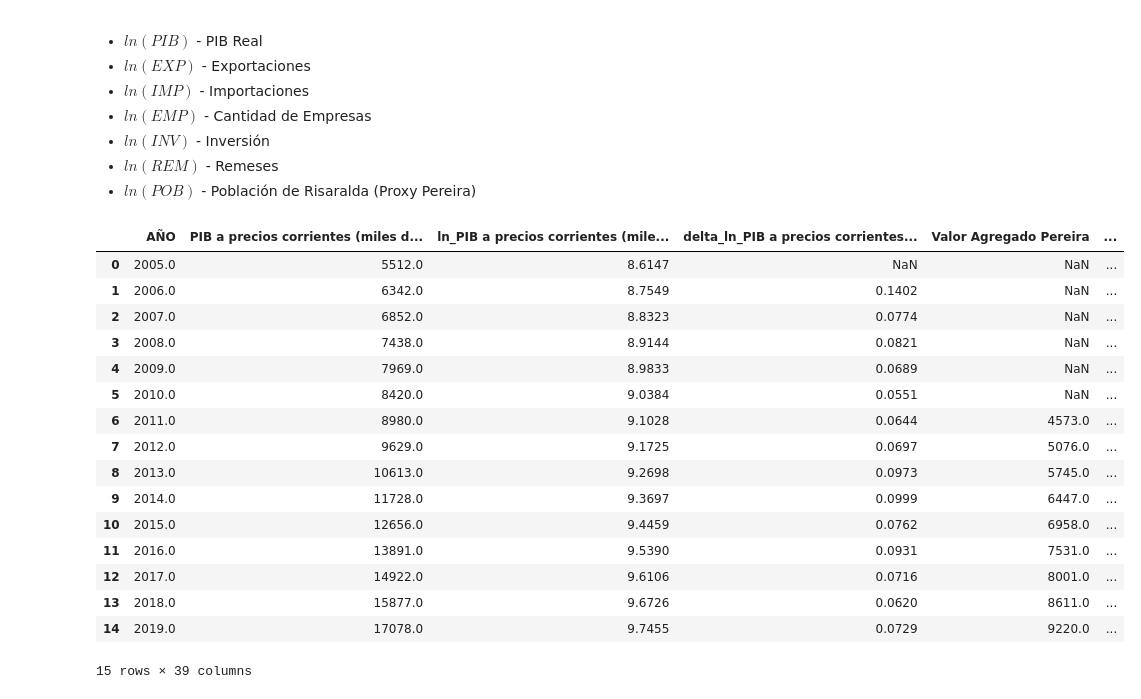
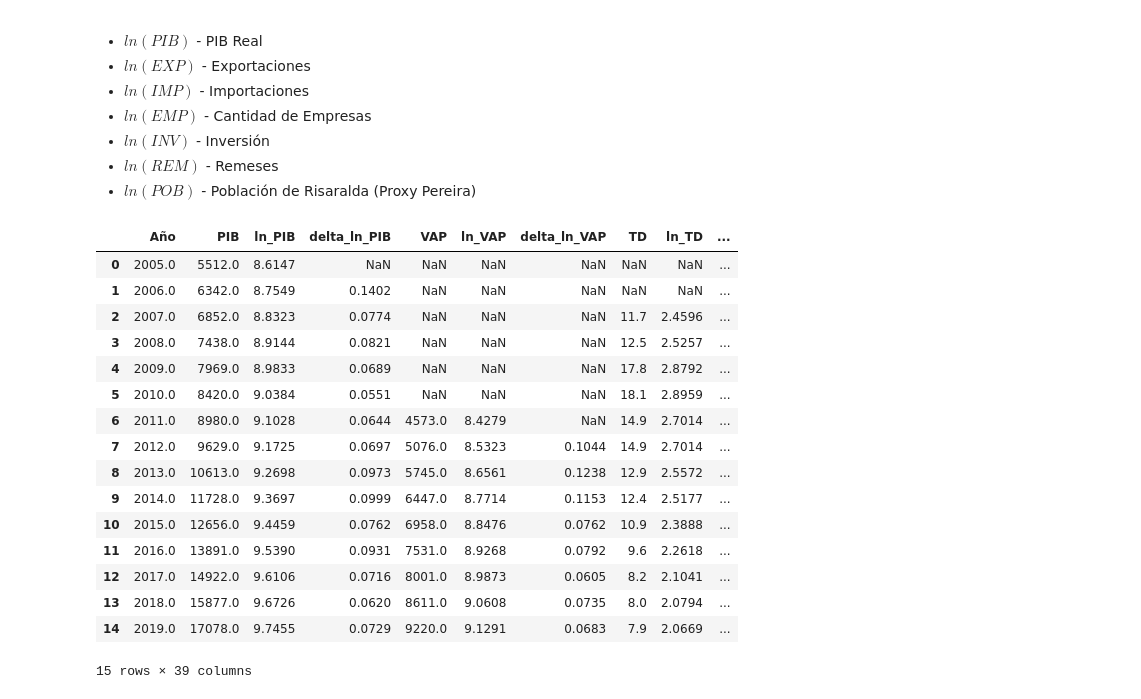
Before and after one commit to PabloGoProg/zele-econometric-models, a Jupyter notebook: notebooks/01_eda.ipynb, the cells around one changed output. Drawn from its saved outputs; the diff is of its cells as text; code cells hidden in the pictures.

```diff
--- a/notebooks/01_eda.ipynb
+++ b/notebooks/01_eda.ipynb
@@ -34,6 +34,26 @@ data.head(15)
 # %%
+# Rename Columns
+data.rename(columns={
+    'PIB a precios corrientes (miles de millones de pesos)': 'PIB',
+    'Valor Agregado Pereira': 'VAP',
+    'Tasa de Desocupación (TD) Risaralda': 'TD',
+    'Tasa de Desocupación (TD) Pereira ]A.M.': 'TD A.M.',
+    'Exportaciones (dólares FOB)': 'EXP',
+    'Importaciones (dólares CIF)': 'IMP',
+    'Remesas (millones de dólares)': 'REM',
+    'Total empresas Risaralda': 'EMP',
+    'Inversión Neta en Sociedades jurisdicción CCP (millones de pesos)': 'INV',
+    'Población Risaralda': 'POB Risaralda',
+    'Población Pereira': 'POB Pereira',
+    'Incidencia de Pobreza Multidimensional Risaralda': "IPM",
+    'IDC Valor normalizado': "IDC",
+    'AÑO': 'Año'
+}, inplace=True)
+
 desc_vars, control_vars = data.columns.tolist()[:12], data.columns.tolist()[12:]
 
 print(f"Variables Descriptivas: {desc_vars}")
 print(f"Variables de Control: {control_vars}")
+
+data.tail(15)
 # %% [output]
@@ -62,47 +98,53 @@ for col in cols_to_transform:
 
   if ln_col in data.columns:
     data.drop(columns=[ln_col], inplace=True)
 
   original_idx = data.columns.get_loc(col)
 
   data.insert(
     loc=original_idx + 1,
     column=ln_col,
     value=np.log(data[col]).round(4)
   )
 
 # Calculo de Variables Representadas como Tasas de Cambio (Diferencias Logarítmicas)
 for col in cols_to_transform:
   delta_col = f'delta_ln_{col}'
 
   if delta_col in data.columns:
     data.drop(columns=[delta_col], inplace=True)
 
   ln_col_idx = data.columns.get_loc(f'ln_{col}')
 
   data.insert(
     loc=ln_col_idx + 1,
     column=delta_col,
     value=data[f'ln_{col}'].diff().round(4)
   )
 
+data['IPM'] = data['IPM'].apply(
+    lambda x: np.random.uniform(data['IPM'].min(), data['IPM'].max()) if pd.isna(x) else x
+)
+data['IDC'] = data['IDC'].apply(
+    lambda x: np.random.uniform(data['IDC'].min(), data['IDC'].max()) if pd.isna(x) else x
+)
 
 data.head(15)
 # %% [output]
-|  | AÑO | PIB a precios corrientes (miles d... | ln_PIB a precios corrientes (mile... | delta_ln_PIB a precios corrientes... | Valor Agregado Pereira | ... |
-| 0 | 2005.0 | 5512.0 | 8.6147 | NaN | NaN | ... |
-| 1 | 2006.0 | 6342.0 | 8.7549 | 0.1402 | NaN | ... |
-| 2 | 2007.0 | 6852.0 | 8.8323 | 0.0774 | NaN | ... |
-| 3 | 2008.0 | 7438.0 | 8.9144 | 0.0821 | NaN | ... |
-| 4 | 2009.0 | 7969.0 | 8.9833 | 0.0689 | NaN | ... |
-| 5 | 2010.0 | 8420.0 | 9.0384 | 0.0551 | NaN | ... |
-| 6 | 2011.0 | 8980.0 | 9.1028 | 0.0644 | 4573.0 | ... |
-| 7 | 2012.0 | 9629.0 | 9.1725 | 0.0697 | 5076.0 | ... |
-| 8 | 2013.0 | 10613.0 | 9.2698 | 0.0973 | 5745.0 | ... |
-| 9 | 2014.0 | 11728.0 | 9.3697 | 0.0999 | 6447.0 | ... |
-| 10 | 2015.0 | 12656.0 | 9.4459 | 0.0762 | 6958.0 | ... |
-| 11 | 2016.0 | 13891.0 | 9.5390 | 0.0931 | 7531.0 | ... |
-| 12 | 2017.0 | 14922.0 | 9.6106 | 0.0716 | 8001.0 | ... |
-| 13 | 2018.0 | 15877.0 | 9.6726 | 0.0620 | 8611.0 | ... |
-| 14 | 2019.0 | 17078.0 | 9.7455 | 0.0729 | 9220.0 | ... |
+|  | Año | PIB | ln_PIB | delta_ln_PIB | VAP | ln_VAP | delta_ln_VAP | TD | ln_TD | ... |
+| 0 | 2005.0 | 5512.0 | 8.6147 | NaN | NaN | NaN | NaN | NaN | NaN | ... |
+| 1 | 2006.0 | 6342.0 | 8.7549 | 0.1402 | NaN | NaN | NaN | NaN | NaN | ... |
+| 2 | 2007.0 | 6852.0 | 8.8323 | 0.0774 | NaN | NaN | NaN | 11.7 | 2.4596 | ... |
+| 3 | 2008.0 | 7438.0 | 8.9144 | 0.0821 | NaN | NaN | NaN | 12.5 | 2.5257 | ... |
+| 4 | 2009.0 | 7969.0 | 8.9833 | 0.0689 | NaN | NaN | NaN | 17.8 | 2.8792 | ... |
+| 5 | 2010.0 | 8420.0 | 9.0384 | 0.0551 | NaN | NaN | NaN | 18.1 | 2.8959 | ... |
+| 6 | 2011.0 | 8980.0 | 9.1028 | 0.0644 | 4573.0 | 8.4279 | NaN | 14.9 | 2.7014 | ... |
+| 7 | 2012.0 | 9629.0 | 9.1725 | 0.0697 | 5076.0 | 8.5323 | 0.1044 | 14.9 | 2.7014 | ... |
+| 8 | 2013.0 | 10613.0 | 9.2698 | 0.0973 | 5745.0 | 8.6561 | 0.1238 | 12.9 | 2.5572 | ... |
+| 9 | 2014.0 | 11728.0 | 9.3697 | 0.0999 | 6447.0 | 8.7714 | 0.1153 | 12.4 | 2.5177 | ... |
+| 10 | 2015.0 | 12656.0 | 9.4459 | 0.0762 | 6958.0 | 8.8476 | 0.0762 | 10.9 | 2.3888 | ... |
+| 11 | 2016.0 | 13891.0 | 9.5390 | 0.0931 | 7531.0 | 8.9268 | 0.0792 | 9.6 | 2.2618 | ... |
+| 12 | 2017.0 | 14922.0 | 9.6106 | 0.0716 | 8001.0 | 8.9873 | 0.0605 | 8.2 | 2.1041 | ... |
+| 13 | 2018.0 | 15877.0 | 9.6726 | 0.0620 | 8611.0 | 9.0608 | 0.0735 | 8.0 | 2.0794 | ... |
+| 14 | 2019.0 | 17078.0 | 9.7455 | 0.0729 | 9220.0 | 9.1291 | 0.0683 | 7.9 | 2.0669 | ... |
 15 rows × 39 columns
```
Also changed, not shown: parts of 18 cells of this notebook, 18 other files.
